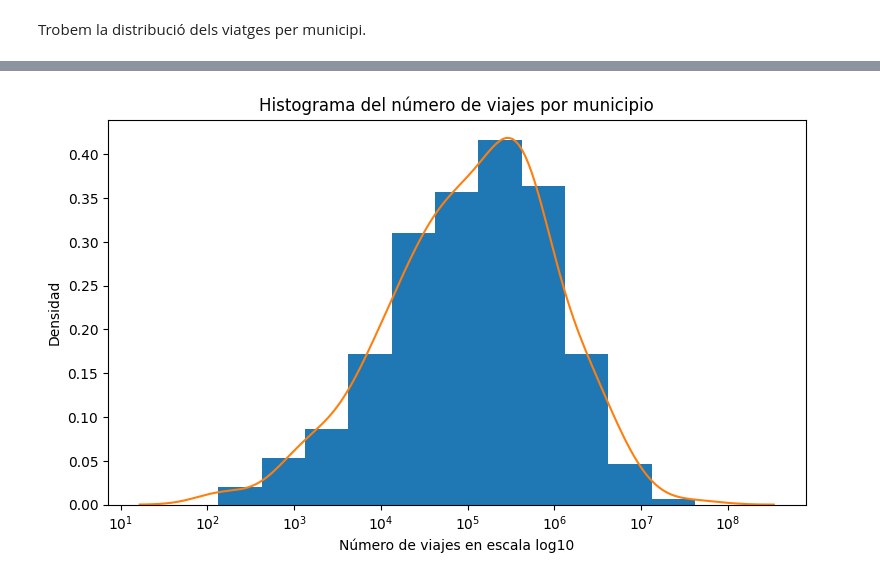
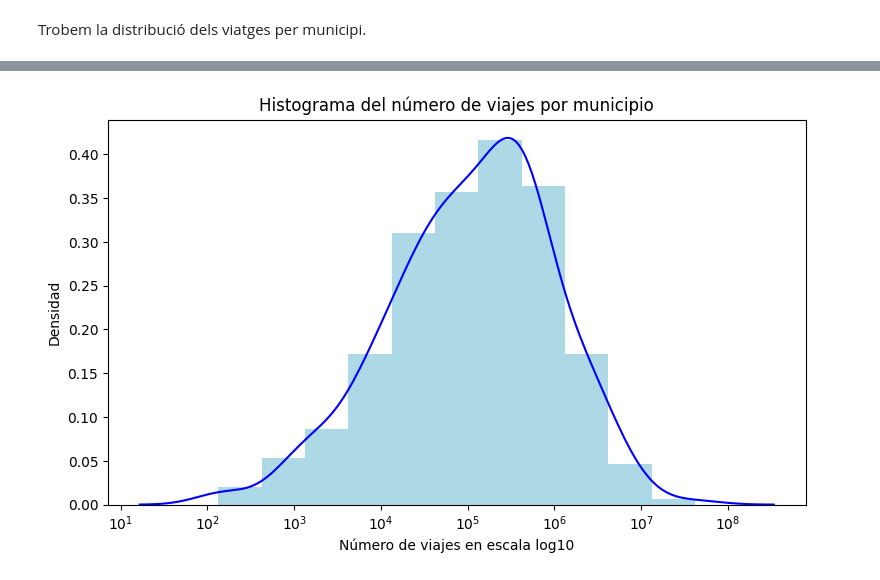
Before and after one commit to jordirubio01/MobiCat, a Jupyter notebook: mobile-challenge-datasets/IT2__DS3__2-Features-Distributions.ipynb, the cells around one changed output, grey strips where cells are left out. Drawn from its saved outputs; the diff is of its cells as text; code cells hidden in the pictures.

```diff
--- a/mobile-challenge-datasets/IT2__DS3__2-Features-Distributions.ipynb
+++ b/mobile-challenge-datasets/IT2__DS3__2-Features-Distributions.ipynb
@@ -142,22 +134,37 @@ plt.show()
 # %%
-plt.figure(figsize=(9, 5))
+def plot_histogram_with_density(
+        array,
+        figsize = (9,5),
+        histogram_color = None,
+        histogram_bins = "auto",
+        density_color = None,
+        title = "",
+        xlabel = "",
+        ylabel = "",
+        ticks = None,
+        labels = None
+    ) -> None:
+    plt.figure(figsize=figsize)
+    plt.hist(x=array, density=True, bins=histogram_bins, color=histogram_color)
+    sns.kdeplot(x=array, color=density_color)
+    plt.title(title)
+    plt.xlabel(xlabel)
+    plt.ylabel(ylabel)
+    if ticks is not None and labels is not None:
+        plt.xticks(ticks, labels)
+    plt.show()
 
-plt.hist(
-    x=np.log10(municipalities_df["viajes"]),
-    density=True,
-    bins=11
+plot_histogram_with_density(
+    array=np.log10(municipalities_df["viajes"]),
+    figsize=(9,5),
+    histogram_color="lightblue",
+    histogram_bins=11,
+    density_color="blue",
+    title="Histograma del número de viajes por municipio",
+    xlabel="Número de viajes en escala log10",
+    ylabel="Densidad",
+    ticks=(ticks:=[ 1, 2, 3, 4, 5, 6, 7, 8]),
+    labels=[f"$10^{t}$" for t in ticks]
 )
-
-sns.kdeplot(
-    x=np.log10(municipalities_df["viajes"]),
-)
-
-plt.title("Histograma del número de viajes por municipio")
-plt.xlabel("Número de viajes en escala log10")
-plt.ylabel("Densidad")
-ticks = [ 1, 2, 3, 4, 5, 6, 7, 8]
-labels = [f"$10^{t}$" for t in ticks]
-plt.xticks(ticks, labels)
-plt.show()
 # %% [output]
-[figure, old version]
+[figure, new version]
```
Also changed, not shown: parts of 7 cells of this notebook, 7 other files.
